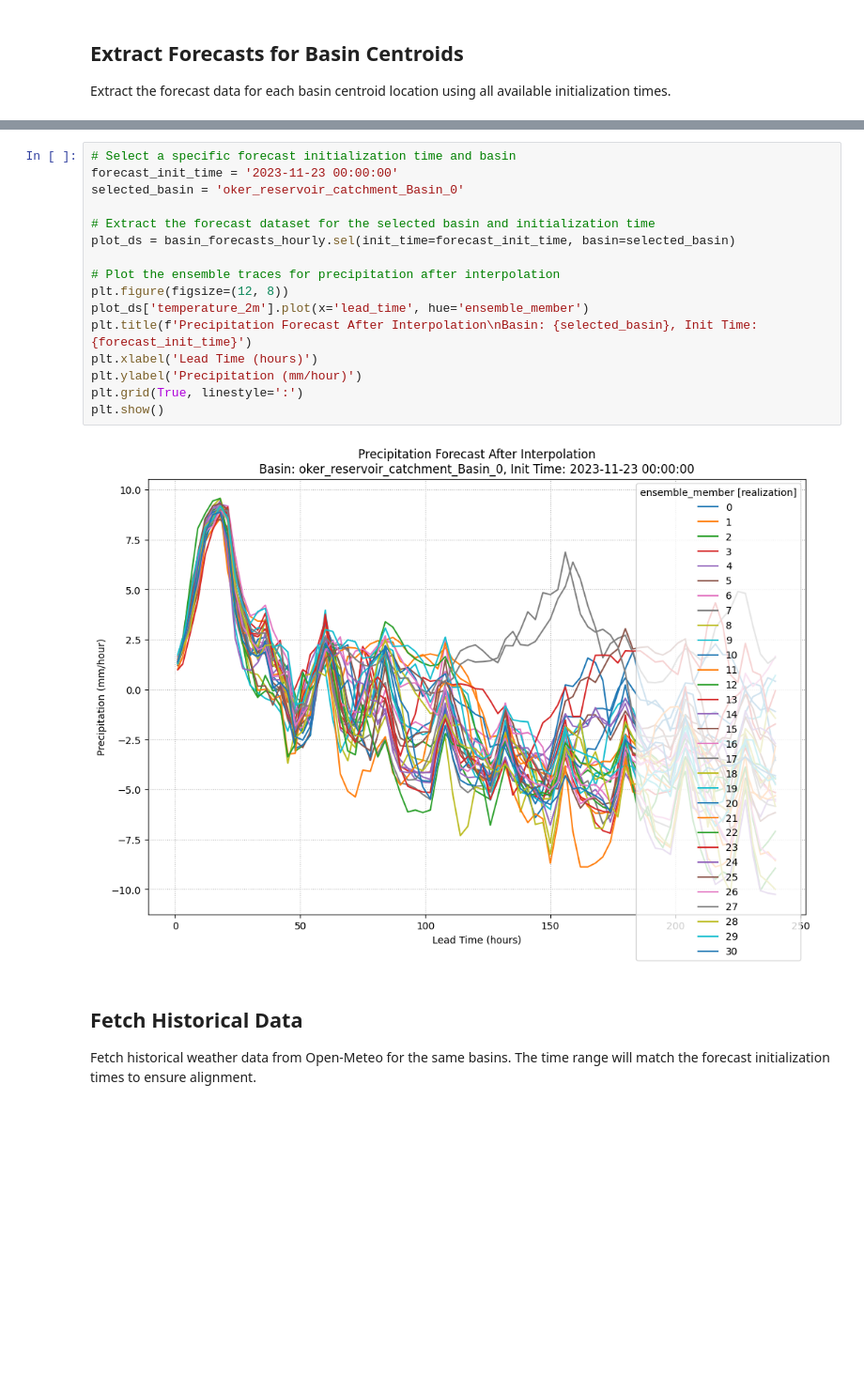
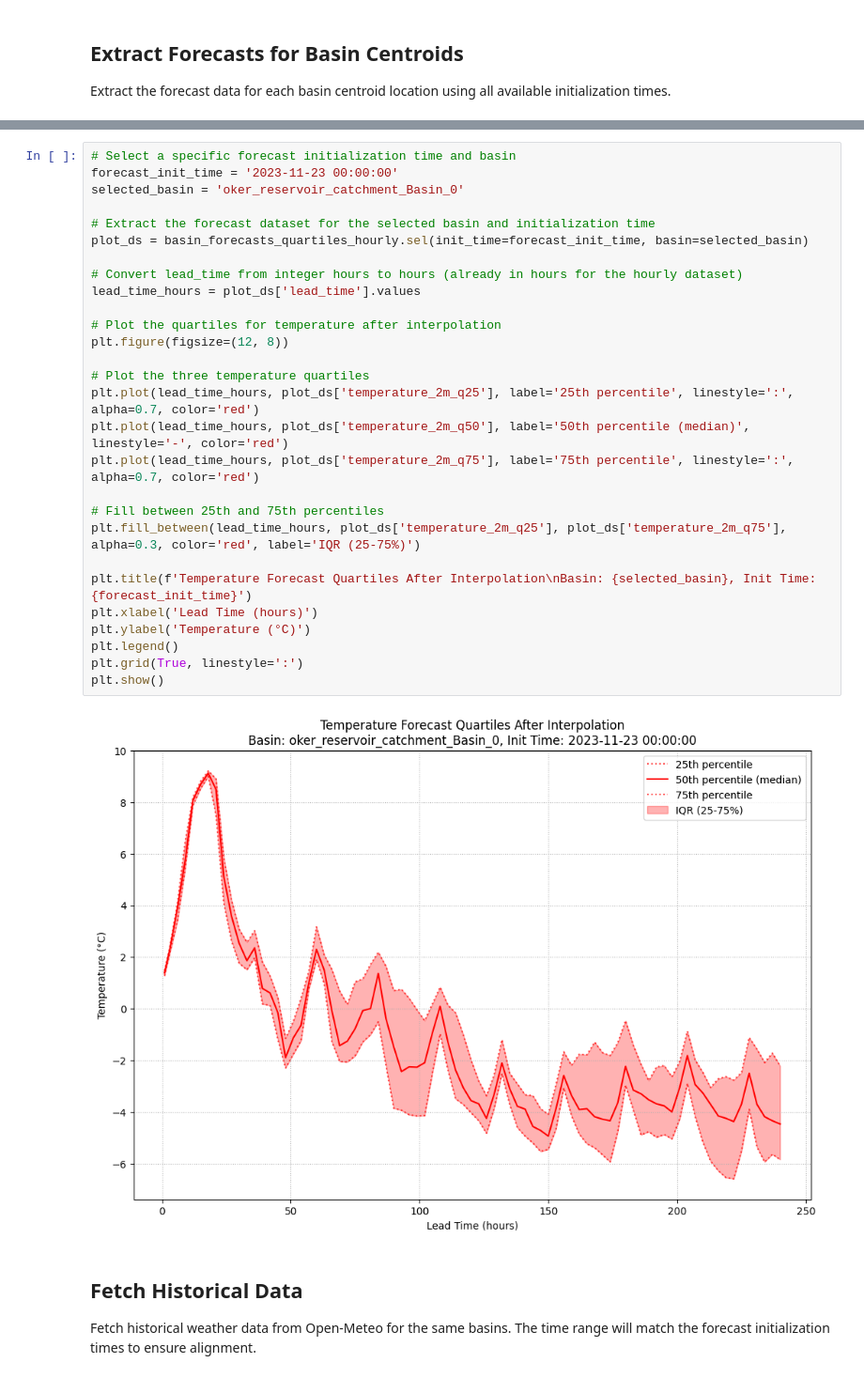
Before and after one commit to gjohnen1/NOAA-GEFS-Forecast-Processing, a Jupyter notebook: notebooks/basin_forecasts_historical.ipynb, the cells around one changed output, grey strips where cells are left out. Shown at 94% size. Saved outputs shown, nothing was run; the diff lists cells and outputs as text; blank space fills up the shorter version.

Commit message:
Refactor ensemble handling to use summary statistics instead of full member set

```diff
--- a/notebooks/basin_forecasts_historical.ipynb
+++ b/notebooks/basin_forecasts_historical.ipynb
@@ -267,21 +405,33 @@ Visualize the ensemble traces of the forecast for a specific basin after interpo
 # %%
 # Select a specific forecast initialization time and basin
 forecast_init_time = '2023-11-23 00:00:00'
 selected_basin = 'oker_reservoir_catchment_Basin_0'
 
 # Extract the forecast dataset for the selected basin and initialization time
-plot_ds = basin_forecasts_hourly.sel(init_time=forecast_init_time, basin=selected_basin)
+plot_ds = basin_forecasts_quartiles_hourly.sel(init_time=forecast_init_time, basin=selected_basin)
 
-# Plot the ensemble traces for precipitation after interpolation
+# Convert lead_time from integer hours to hours (already in hours for the hourly dataset)
+lead_time_hours = plot_ds['lead_time'].values
+
+# Plot the quartiles for temperature after interpolation
 plt.figure(figsize=(12, 8))
-plot_ds['temperature_2m'].plot(x='lead_time', hue='ensemble_member')
-plt.title(f'Precipitation Forecast After Interpolation\nBasin: {selected_basin}, Init Time: {forecast_init_time}')
+
+# Plot the three temperature quartiles
+plt.plot(lead_time_hours, plot_ds['temperature_2m_q25'], label='25th percentile', linestyle=':', alpha=0.7, color='red')
+plt.plot(lead_time_hours, plot_ds['temperature_2m_q50'], label='50th percentile (median)', linestyle='-', color='red')
+plt.plot(lead_time_hours, plot_ds['temperature_2m_q75'], label='75th percentile', linestyle=':', alpha=0.7, color='red')
+
+# Fill between 25th and 75th percentiles
+plt.fill_between(lead_time_hours, plot_ds['temperature_2m_q25'], plot_ds['temperature_2m_q75'], alpha=0.3, color='red', label='IQR (25-75%)')
+
+plt.title(f'Temperature Forecast Quartiles After Interpolation\nBasin: {selected_basin}, Init Time: {forecast_init_time}')
 plt.xlabel('Lead Time (hours)')
-plt.ylabel('Precipitation (mm/hour)')
+plt.ylabel('Temperature (°C)')
+plt.legend()
 plt.grid(True, linestyle=':')
 plt.show()
 # %% [output]
-[figure, old version]
+[figure, new version]
 # %% [markdown]
 ## Fetch Historical Data
 
```
Also changed, not shown: parts of 16 cells of this notebook.
